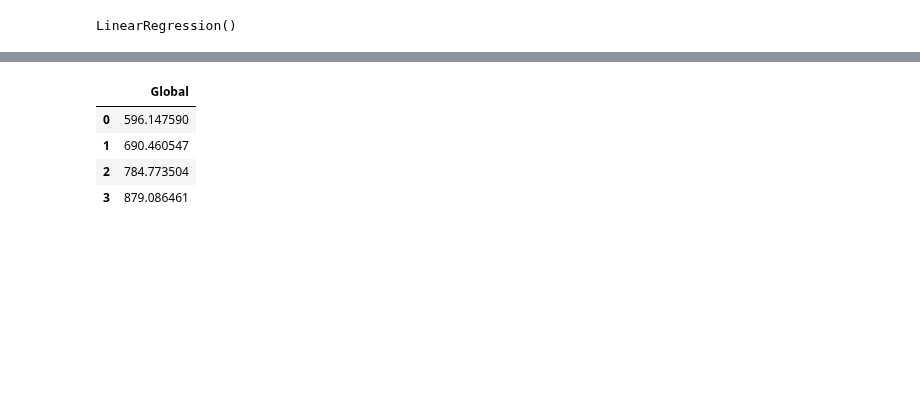
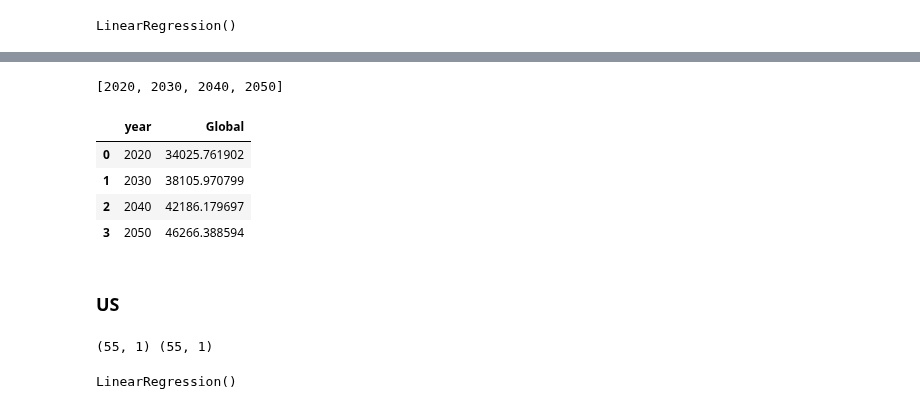
Before and after one commit to yuyhong23/One-Hot_Future, a Jupyter notebook: goals_prediction_ML_tara/allenergy_emission_predictions.ipynb, the cells around one changed output, grey strips where cells are left out. Saved outputs shown, nothing was run; the diff lists cells and outputs as text; code cells hidden in the pictures; blank space fills up the shorter version.

```diff
--- a/goals_prediction_ML_tara/allenergy_emission_predictions.ipynb
+++ b/goals_prediction_ML_tara/allenergy_emission_predictions.ipynb
@@ -385,22 +339,37 @@ We will use the linear regression model for prediction
 # allenergy_combined
 # %%
 # Assign X (data) and y (target)
-allener_X = allenergy_combined[["US", "EU", "India", "China"]]
+global_X = allenergy_combined_pred[['Global']]
 # %%
 # Create a StandardScaler model for the new_X
 
-allener_X_scaled = X_scaler.transform(allener_X)
+global_X_scaled = X_scaler.transform(global_X)
 # %%
 # Prediction
-allenergy_predictions = model.predict(allener_X_scaled)
+global_predictions = ridge.predict(global_X_scaled)
+# %%
+year_ls = list(allenergy_combined_pred['year'])
+year_ls
+# %% [output]
+[2020, 2030, 2040, 2050]
 # %%
-y_inverse = y_scaler.inverse_transform(allenergy_predictions)
+y_inverse = y_scaler.inverse_transform(global_predictions)
 
-allenergy_prediction_df = pd.DataFrame(y_inverse , columns=["Global"])
+allenergy_prediction_df = pd.DataFrame(y_inverse, columns=["Global"])
+allenergy_prediction_df.insert(0, "year", year_ls)
 allenergy_prediction_df
 # %% [output]
-|  | Global |
-| 0 | 596.147590 |
-| 1 | 690.460547 |
-| 2 | 784.773504 |
-| 3 | 879.086461 |
+|  | year | Global |
+| 0 | 2020 | 34025.761902 |
+| 1 | 2030 | 38105.970799 |
+| 2 | 2040 | 42186.179697 |
+| 3 | 2050 | 46266.388594 |
+# %% [markdown]
+### US
+# %%
+# Assign X (data) and y (target)
+X = allenergy_combined_select[["US"]]
+y = allemission_final["US"].values.reshape(-1, 1)
+print(X.shape, y.shape)
+# %% [output]
+(55, 1) (55, 1)
@@ -406,0 +394,7 @@ allenergy_prediction_df
+# %%
+# Create a LinearRegression model and fit it to the scaled training data
+from sklearn.linear_model import LinearRegression
+model = LinearRegression()
+model.fit(X_train_scaled, y_train_scaled)
+# %% [output]
+LinearRegression()
```
Also changed, not shown: parts of 94 cells of this notebook.
